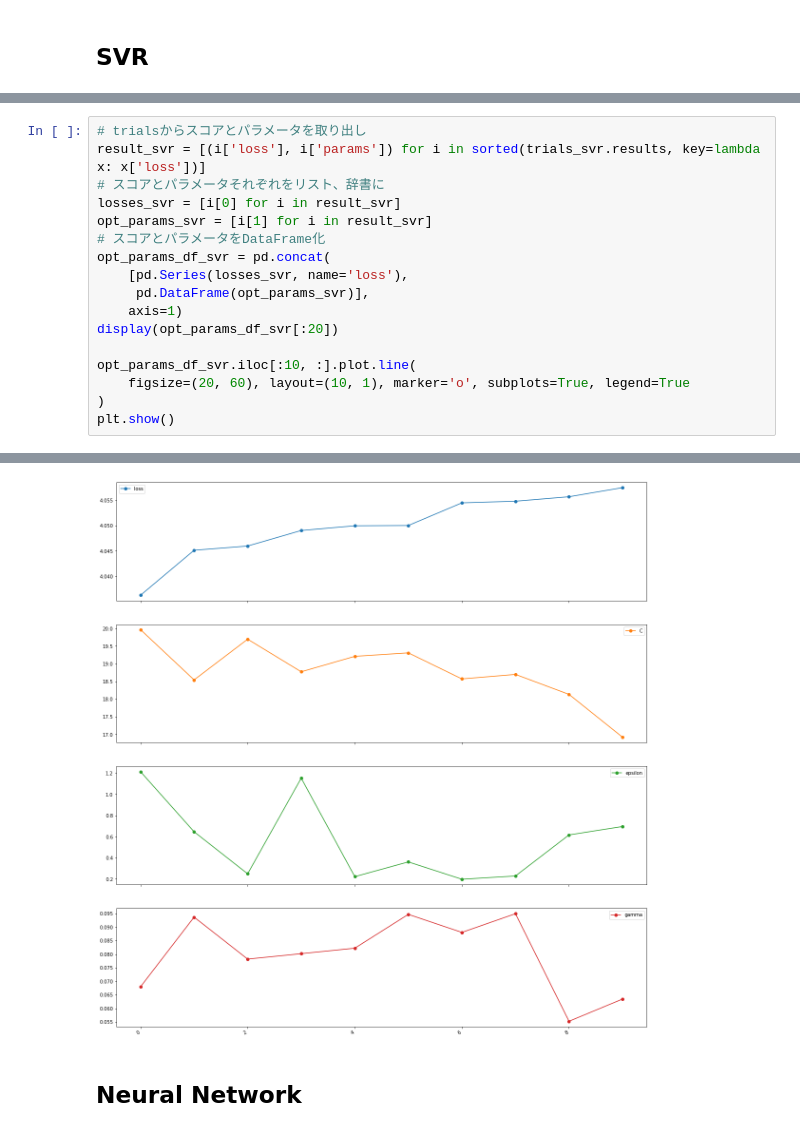
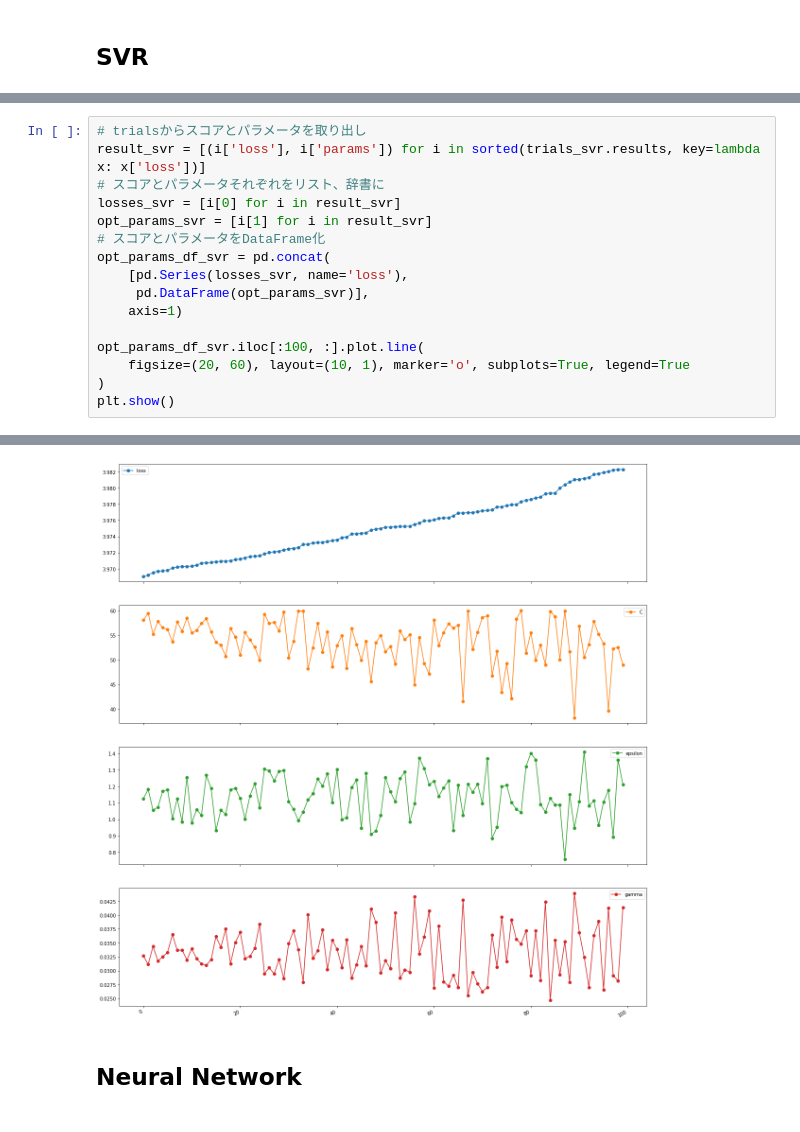
Before and after one commit to YusukeAmg/SIGNATE_4th_BeginnerOnlyCompetition, a Jupyter notebook: notebook/Stacking.ipynb, the cells around one changed output, grey strips where cells are left out. Cells and saved outputs as stored; diff of their text form.

```diff
--- a/notebook/Stacking.ipynb
+++ b/notebook/Stacking.ipynb
@@ -504,9 +503,8 @@ opt_params_df_svr = pd.concat(
     [pd.Series(losses_svr, name='loss'),
      pd.DataFrame(opt_params_svr)],
     axis=1)
-display(opt_params_df_svr[:20])
 
-opt_params_df_svr.iloc[:10, :].plot.line(
+opt_params_df_svr.iloc[:100, :].plot.line(
     figsize=(20, 60), layout=(10, 1), marker='o', subplots=True, legend=True
 )
 plt.show()
@@ -531,4 +529,4 @@ plt.show()
-[figure, old version]
+[figure, new version]
 # %% [markdown]
 ## Neural Network
 # %%
```
Also changed, not shown: parts of 14 cells of this notebook.
